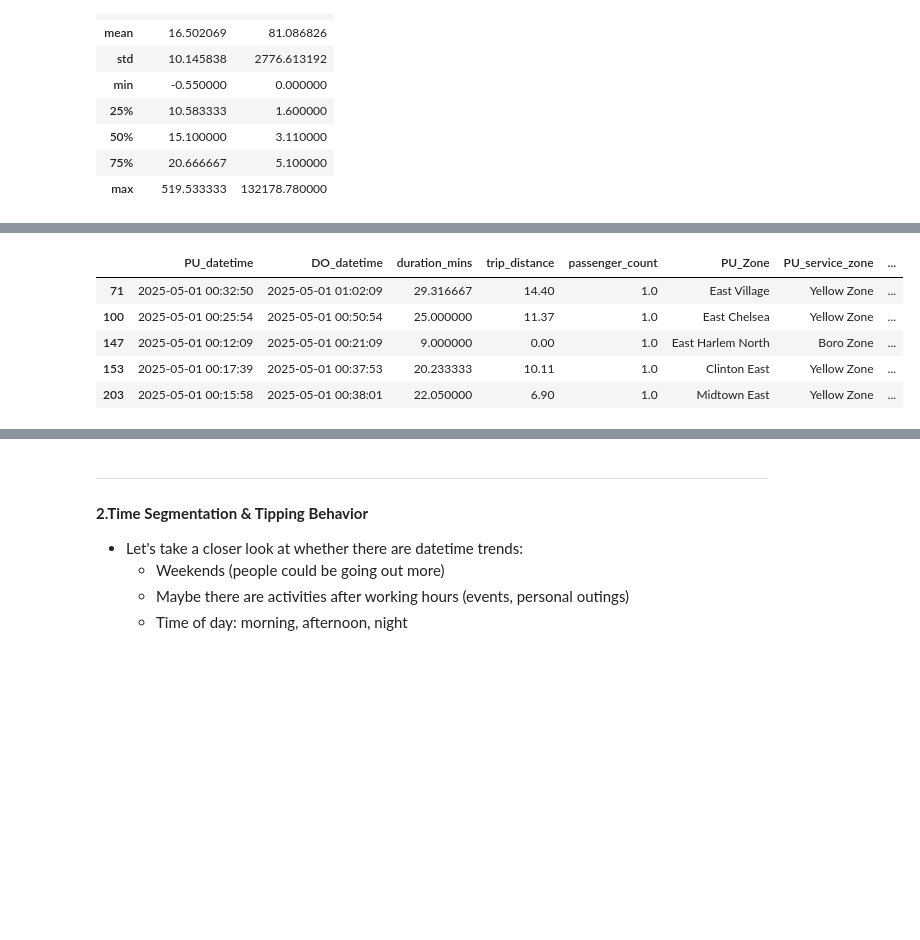
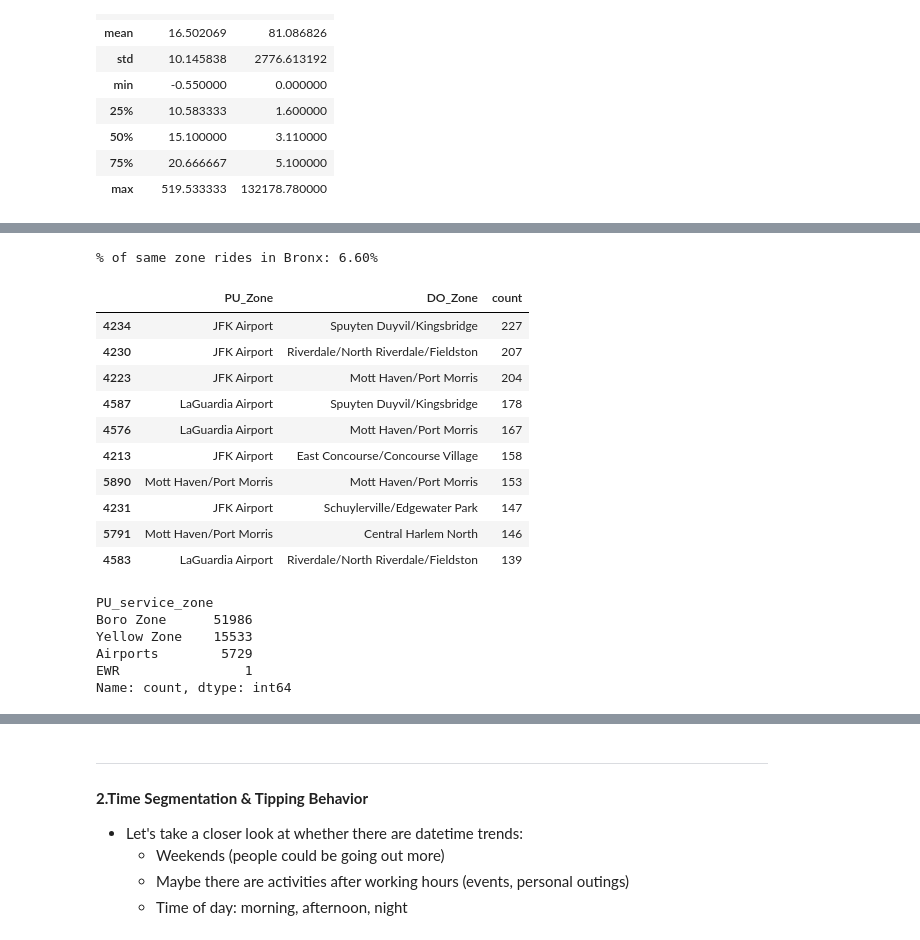
Before and after one commit to jjen1/nyc-taxis-trends, a Jupyter notebook: notebooks/yellow_taxis_eda.ipynb, the cells around one changed output, grey strips where cells are left out. Saved outputs shown, nothing was run; the diff lists cells and outputs as text; code cells hidden in the pictures; blank space fills up the shorter version.

```diff
--- a/notebooks/yellow_taxis_eda.ipynb
+++ b/notebooks/yellow_taxis_eda.ipynb
@@ -551,15 +643,38 @@ bronx[['duration_mins', 'trip_distance']].describe()
+# %%
+# numbers seem small
+# checking the amount of rides within the same zone for strictly Bronx
+br_same_zone_count = bronx[bronx['PU_Zone'] == bronx['DO_Zone']].shape[0]
+br_same_zone_percentage = (br_same_zone_count/bronx.shape[0])*100  # percentage of rides within the same zone in Bronx
+print(f"% of same zone rides in Bronx: {br_same_zone_percentage:.2f}%")
+# %% [output]
+% of same zone rides in Bronx: 6.60%
 # %%
 # rides involving Bronx (either PU_Borough or DO_Borough equal 'Bronx')
 bronx_overall = merged[(merged['PU_Borough'] == 'Bronx') | (merged['DO_Borough'] == 'Bronx')].rename(columns={'tpep_pickup_datetime': 'PU_datetime', 'tpep_dropoff_datetime': 'DO_datetime'})
 
 # reindexing to have the columns in a more readable order
 bronx_datetime_cols = ['PU_datetime', 'DO_datetime', 'duration_mins', 'trip_distance', 'passenger_count', 'PU_Zone', 'PU_service_zone', 'DO_Zone', 'DO_service_zone']
 bronx_overall = bronx_overall[bronx_datetime_cols + [c for c in bronx_overall.columns if c not in bronx_datetime_cols]]
-bronx_overall.head()
+bronx_overall.groupby(['PU_Zone', 'DO_Zone']).size().reset_index(name='count').sort_values(by='count', ascending=False).head(10)
 # %% [output]
-|  | PU_datetime | DO_datetime | duration_mins | trip_distance | passenger_count | PU_Zone | PU_service_zone | ... |
-| 71 | 2025-05-01 00:32:50 | 2025-05-01 01:02:09 | 29.316667 | 14.40 | 1.0 | East Village | Yellow Zone | ... |
-| 100 | 2025-05-01 00:25:54 | 2025-05-01 00:50:54 | 25.000000 | 11.37 | 1.0 | East Chelsea | Yellow Zone | ... |
-| 147 | 2025-05-01 00:12:09 | 2025-05-01 00:21:09 | 9.000000 | 0.00 | 1.0 | East Harlem North | Boro Zone | ... |
-| 153 | 2025-05-01 00:17:39 | 2025-05-01 00:37:53 | 20.233333 | 10.11 | 1.0 | Clinton East | Yellow Zone | ... |
-| 203 | 2025-05-01 00:15:58 | 2025-05-01 00:38:01 | 22.050000 | 6.90 | 1.0 | Midtown East | Yellow Zone | ... |
+|  | PU_Zone | DO_Zone | count |
+| 4234 | JFK Airport | Spuyten Duyvil/Kingsbridge | 227 |
+| 4230 | JFK Airport | Riverdale/North Riverdale/Fieldston | 207 |
+| 4223 | JFK Airport | Mott Haven/Port Morris | 204 |
+| 4587 | LaGuardia Airport | Spuyten Duyvil/Kingsbridge | 178 |
+| 4576 | LaGuardia Airport | Mott Haven/Port Morris | 167 |
+| 4213 | JFK Airport | East Concourse/Concourse Village | 158 |
+| 5890 | Mott Haven/Port Morris | Mott Haven/Port Morris | 153 |
+| 4231 | JFK Airport | Schuylerville/Edgewater Park | 147 |
+| 5791 | Mott Haven/Port Morris | Central Harlem North | 146 |
+| 4583 | LaGuardia Airport | Riverdale/North Riverdale/Fieldston | 139 |
+# %%
+# checking the amount of rides in each service_zone for Bronx
+bronx_overall['PU_service_zone'].value_counts()  # not much airport-related rides in Bronx
+# %% [output]
+PU_service_zone
+Boro Zone      51986
+Yellow Zone    15533
+Airports        5729
+EWR                1
+Name: count, dtype: int64
```
Also changed, not shown: parts of 39 cells of this notebook, 4 other files.
